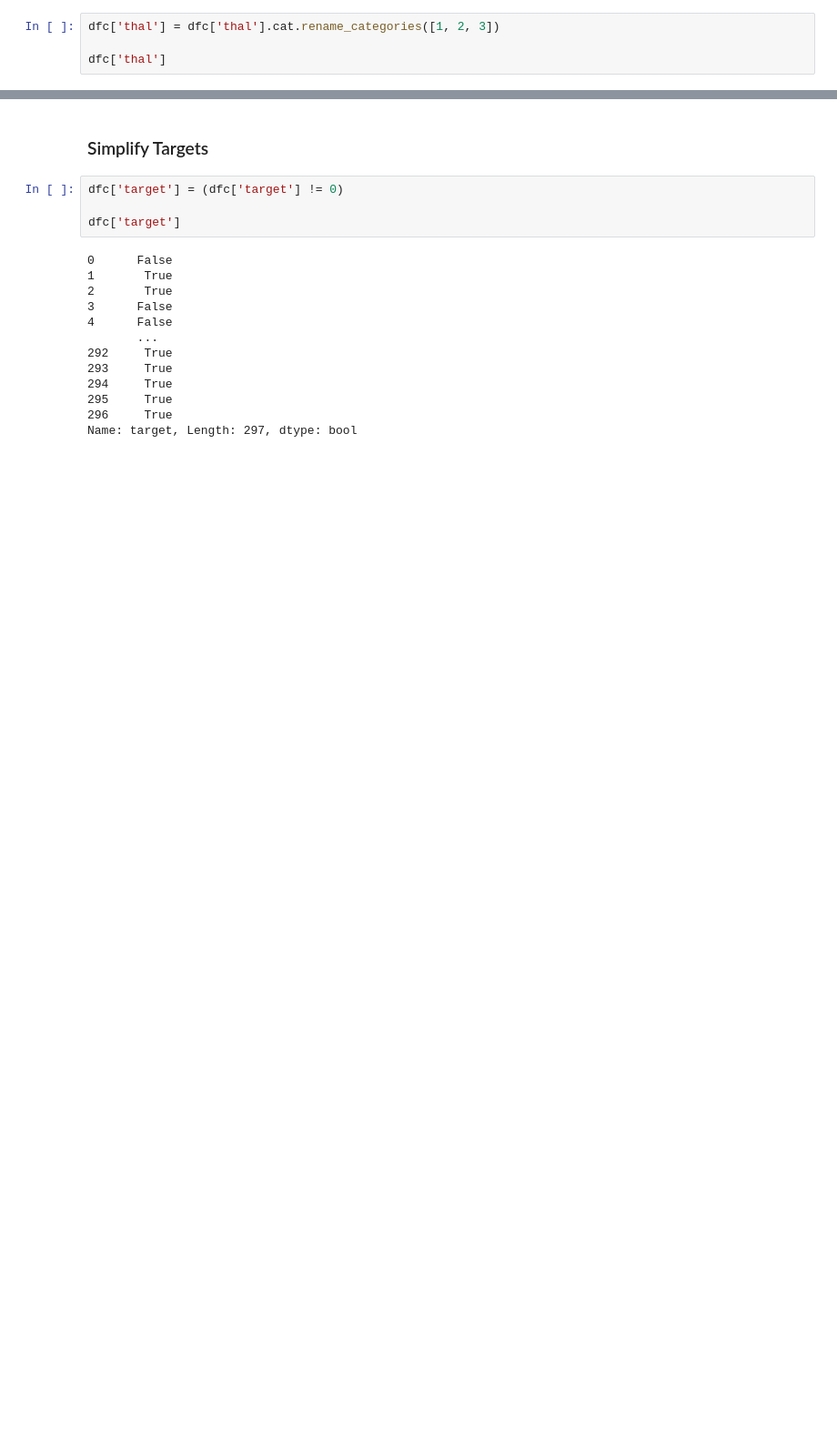
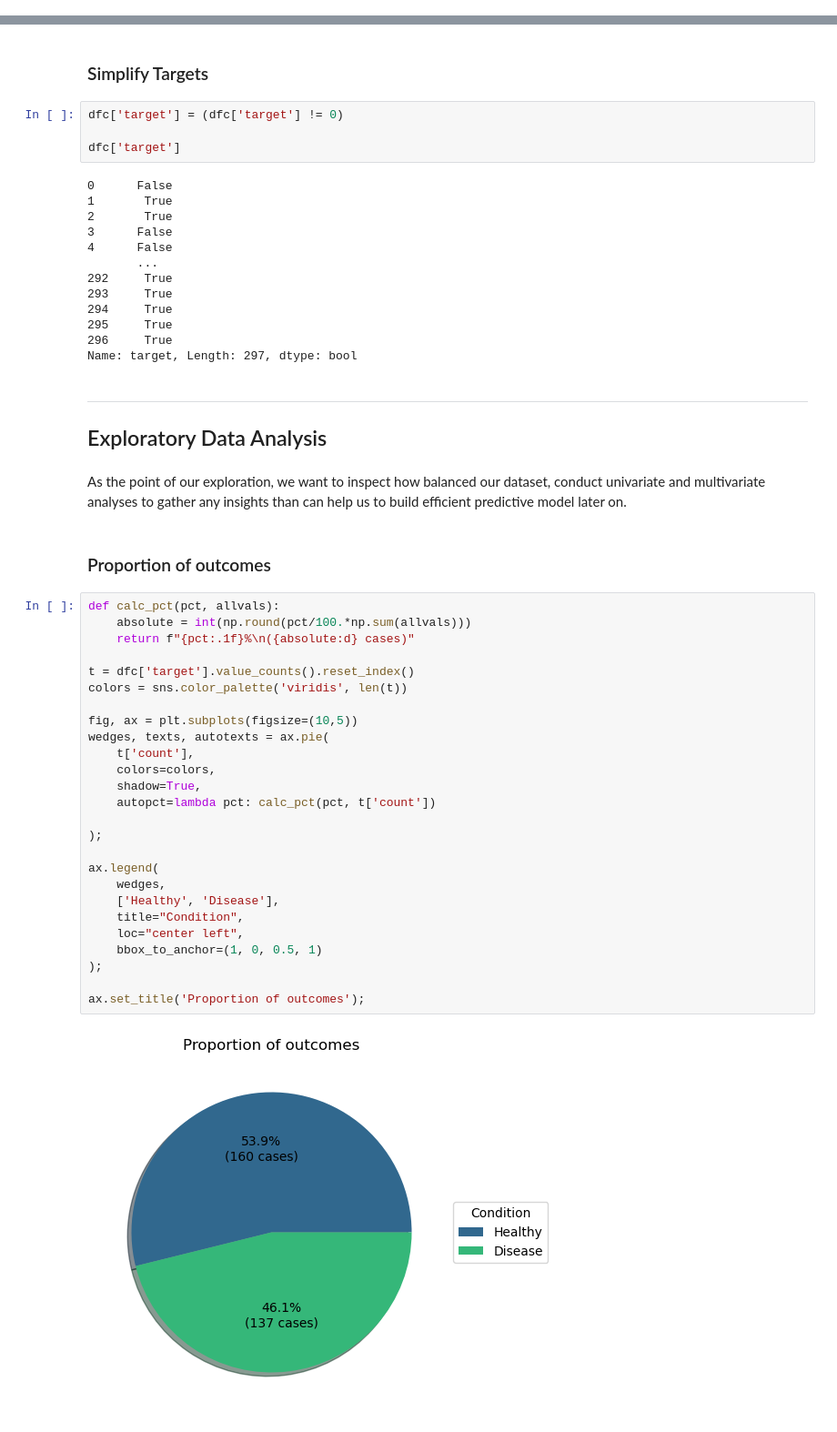
Before and after one commit to vregi/heart-disease-classification, a Jupyter notebook: implementation.ipynb, the cells around one changed output, grey strips where cells are left out. Shown at 91% size. Cells and saved outputs as stored; diff of their text form; blank space fills up the shorter version.

Commit message:
implementation(eda): univariate analysis (targets, genders, ages)

```diff
--- a/implementation.ipynb
+++ b/implementation.ipynb
@@ -225,7 +229,3 @@ dfc['thal'].unique()
 # %% [output]
 [6.0, 3.0, 7.0]
 Categories (3, float64): [3.0, 6.0, 7.0]
-# %%
-dfc['thal'] = dfc['thal'].cat.rename_categories([1, 2, 3])
-
-dfc['thal']
@@ -262,3 +252,38 @@ dfc['target']
 295     True
 296     True
 Name: target, Length: 297, dtype: bool
+# %% [markdown]
+---
+## Exploratory Data Analysis
+# %% [markdown]
+As the point of our exploration, we want to inspect how balanced our dataset, conduct univariate and multivariate analyses to gather any insights than can help us to build efficient predictive model later on.
+# %% [markdown]
+### Proportion of outcomes
+# %%
+def calc_pct(pct, allvals):
+    absolute = int(np.round(pct/100.*np.sum(allvals)))
+    return f"{pct:.1f}%\n({absolute:d} cases)"
+
+t = dfc['target'].value_counts().reset_index()
+colors = sns.color_palette('viridis', len(t))
+
+fig, ax = plt.subplots(figsize=(10,5))
+wedges, texts, autotexts = ax.pie(
+    t['count'],
+    colors=colors,
+    shadow=True,
+    autopct=lambda pct: calc_pct(pct, t['count'])
+
+);
+
+ax.legend(
+    wedges,
+    ['Healthy', 'Disease'],
+    title="Condition",
+    loc="center left",
+    bbox_to_anchor=(1, 0, 0.5, 1)
+);
+
+ax.set_title('Proportion of outcomes');
+# %% [output]
+[figure, added]
```
Also changed, not shown: parts of 11 cells of this notebook.
